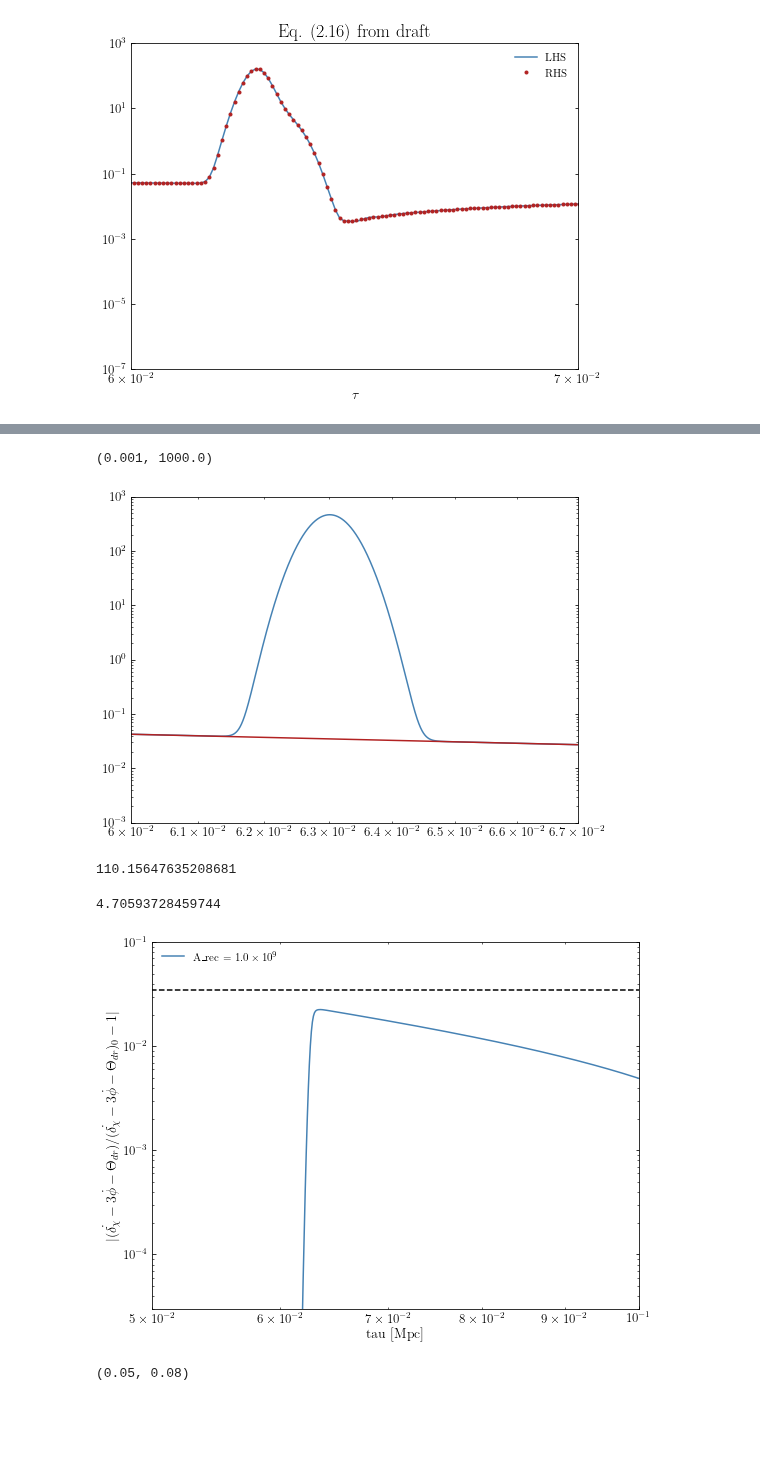
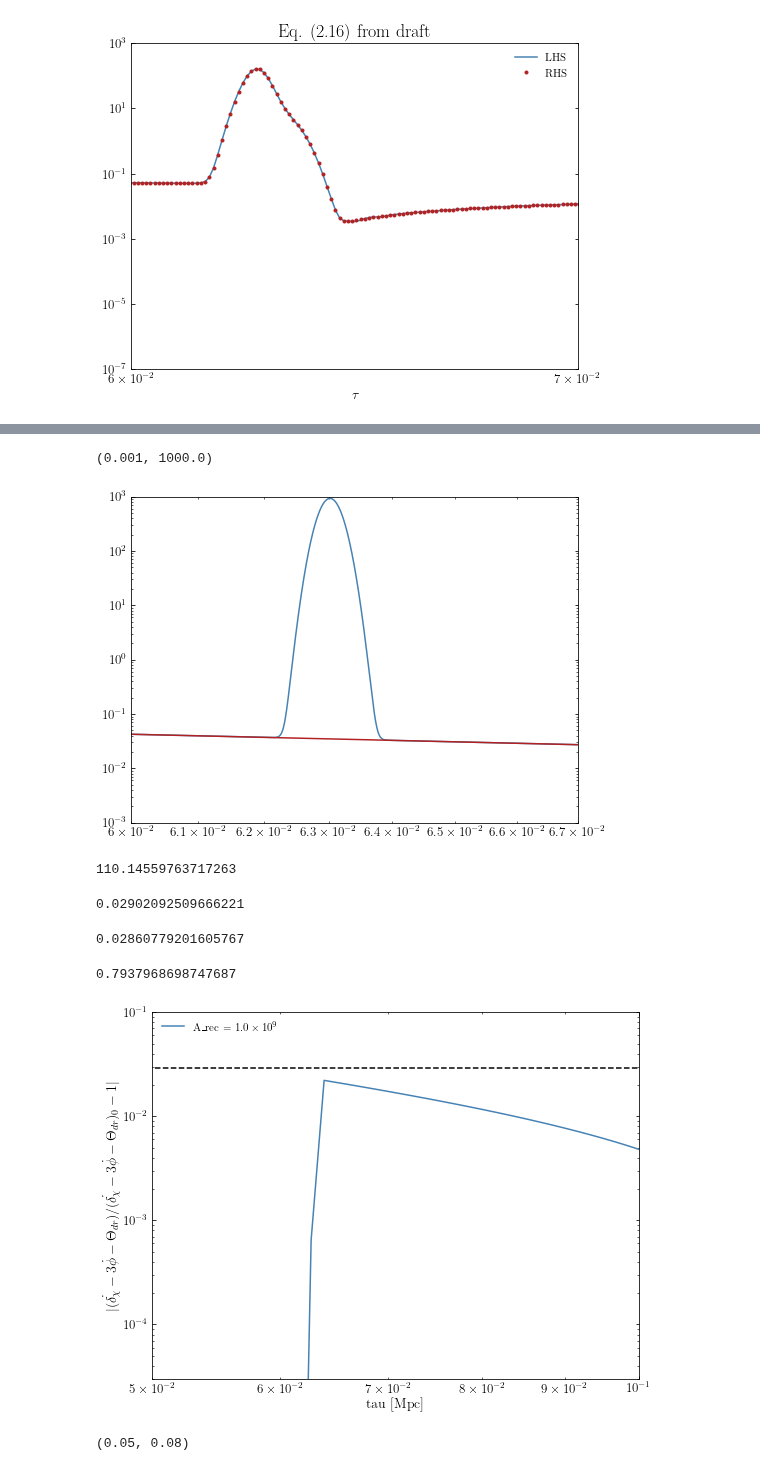
Before and after one commit to NolanSmyth/class_recoupling, a Jupyter notebook: delta_examples.ipynb, the cells around one changed output, grey strips where cells are left out. Drawn from its saved outputs; the diff is of its cells as text; code cells hidden in the pictures; blank space fills up the shorter version.

```diff
--- a/delta_examples.ipynb
+++ b/delta_examples.ipynb
@@ -483,6 +483,7 @@ idrset = {
 # %%
 # A_recs = [1e5, 10**(5.5), 1e6]
 A_recs = [1e9]
+sigma_fac = 0.002
 # A_recs = [1]
 
 for A_rec in A_recs:
@@ -493,7 +494,7 @@ for A_rec in A_recs:
         'rec_case': 3,
         'A_rec':A_rec,
         'T_rec':T_rec*10,
-        'sigma' : .0025*T_rec*10 #Gaussian width
+        'sigma' : sigma_fac*T_rec*10 #Gaussian width
         })
     cos.compute()
 
@@ -570,3 +578,8 @@ kappa_int = kappa_dot_taus.integral(6e-2,7e-2)* 4/3*rho_idr(7e-2)/rho_idm(7e-2)
+# %%
+Rdark = 4/3*rho_idr(7e-2)/rho_idm(7e-2)
+#? Looks like there was extra factor of Rdark! Now good agreement!
+# kappa_int = kappa_dot_taus.integral(6e-2,7e-2)*Rdark
+kappa_int = kappa_dot_taus.integral(6e-2,7e-2) #! This is integral of kappadot/Rdark
 # %%
 tau_rec = 6.3e-2
 A_peak = thermo_taus.derivative()(thermo_zs(tau_rec))/(2.73 * xi )*A_rec*-((1+thermo_zs(tau_rec))/(1e7))**4 * 0.12038
@@ -691,44 +697,51 @@ plt.xlim(6e-2,6.7e-2)
 plt.ylim(1e-3,1e3)
 # %% [output]
 (0.001, 1000.0)
-[figure, old version]
+[figure, new version]
 # %%
 rec_tau_idxs = np.argwhere(np.logical_and(thermo_tau_data > 6e-2, thermo_tau_data < 6.7e-2)).squeeze()
-np.exp(4/3*rho_idr(7e-2)/rho_idm(7e-2)*(np.trapz(kappa_dot_taus(thermo_tau_data[rec_tau_idxs]), thermo_tau_data[rec_tau_idxs]) - np.trapz(base_rate[rec_tau_idxs], thermo_tau_data[rec_tau_idxs])))
+np.exp(Rdark*(np.trapz(kappa_dot_taus(thermo_tau_data[rec_tau_idxs]), thermo_tau_data[rec_tau_idxs]) - np.trapz(base_rate[rec_tau_idxs], thermo_tau_data[rec_tau_idxs])))
 # %% [output]
-110.15647635208681
+110.14559763717263
+# %%
+np.exp(kappa_dot_taus.integral(6e-2,7e-2)/Rdark)-1
+# %% [output]
+0.02902092509666221
 # %%
-kappa_dot_taus.integral(6e-2,7e-2)* 4/3*rho_idr(7e-2)/rho_idm(7e-2)
+kappa_dot_taus.integral(6e-2,7e-2)/Rdark
 # %% [output]
-4.70593728459744
+0.02860779201605767
+# %%
+tau_recs = np.logspace(np.log10(6e-2),np.log10(7e-2),100)
+np.max(abs((delta_chi_dot(tau_recs) - 3*phi_dot(tau_recs) - theta_dr(tau_recs))/(delta_chi_dot_no_rec(tau_recs) - 3*phi_dot_no_rec(tau_recs) - theta_dr_no_rec(tau_recs)) - 1))/(kappa_dot_taus.integral(6e-2,7e-2)/Rdark)
+# %% [output]
+0.7937968698747687
 # %%
 A_recs = [1e9]
 
 for i, A_rec in reversed(list(enumerate(A_recs))):
     plt.plot(taus, abs((delta_chi_dot(taus) - 3*phi_dot(taus) - theta_dr(taus))/(delta_chi_dot_no_rec(taus) - 3*phi_dot_no_rec(taus) - theta_dr_no_rec(taus)) - 1), label='A_rec = ' + scientific_format(A_rec))
 
-
     # plt.plot(np.linspace(0.1,1,100), (np.exp(dTaus[i]*S_inv*dmu_peaks[i])-1)*np.ones(100), 'k--')
-    plt.plot(taus, (0.03497262290619396)*np.ones_like(taus), 'k--')
-
+    plt.plot(taus, np.exp(kappa_dot_taus.integral(6e-2,7e-2)/Rdark)-1*np.ones_like(taus), 'k--')
 
 
 plt.xlim(5e-2,1e-1)
 plt.xlabel('tau [Mpc]')
 plt.ylabel('$|(\dot{\delta_\chi} - 3 \dot\phi - \Theta_{dr})/ (\dot{\delta_\chi} - 3 \dot\phi - \Theta_{dr})_0 - 1|$')
 
 plt.legend(loc='upper left')
 
 plt.yscale('log')
 plt.xscale('log')
 plt.ylim(3e-5,1e-1)
 
 
 plt.tight_layout()
 
 # plt.savefig('Figures/delta_chi_compare2.pdf')
 # %% [output]
-[figure, old version]
+[figure, new version]
 # %%
 def discont(tau, epsilon):
     return delta_chi_dot(tau+epsilon) - 3*phi_dot(tau + epsilon) - theta_dr(tau + epsilon)
```
Also changed, not shown: parts of 12 cells of this notebook.
